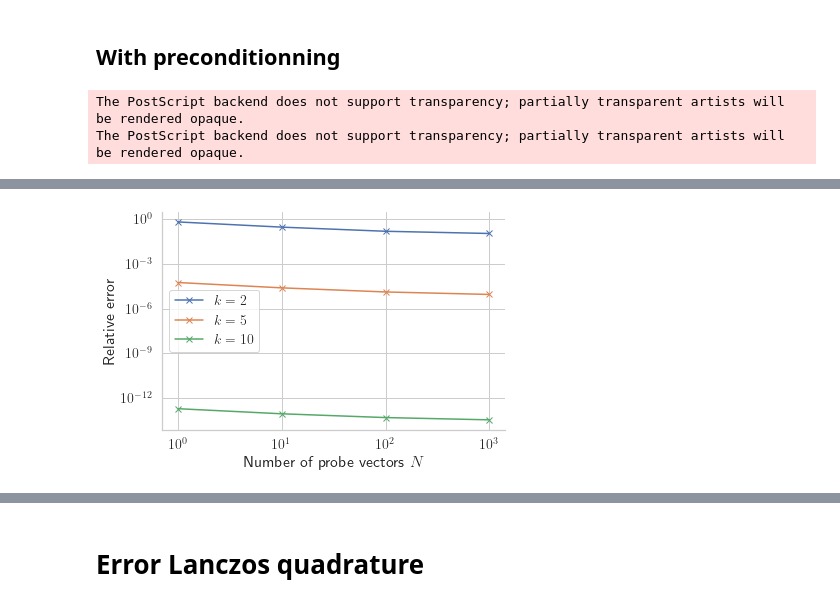
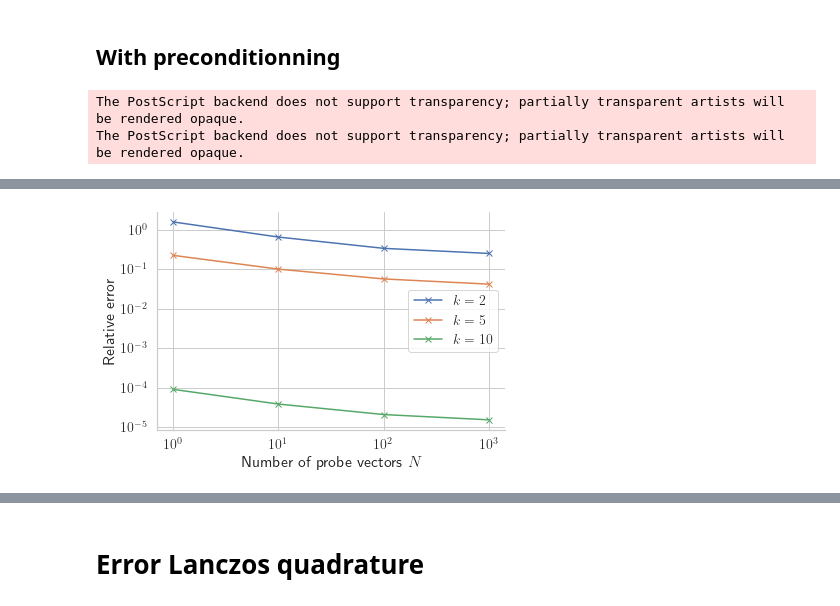
Before and after one commit to matthiaszeller/GP-linalg, a Jupyter notebook: tutorial/Numerical experiments.ipynb, the cells around one changed output, grey strips where cells are left out. Cells and saved outputs as stored; diff of their text form; code cells hidden in the pictures.

```diff
--- a/tutorial/Numerical experiments.ipynb
+++ b/tutorial/Numerical experiments.ipynb
@@ -301,0 +432,15 @@ from src.inference import inference
+# %%
+plt.loglog(relerrs, relerrs, '--k', label='identity')
+
+empirical_relerrs = np.array(empirical_relerrs)
+for i, q in enumerate(qs):
+    if q != 0.95:
+        continue
+    plt.loglog(relerrs, empirical_relerrs[:, i], '-o', label=f'{q*100} th percentile')
+
+
+plt.xticks(relerrs, relerrs)
+plt.yticks(relerrs, relerrs)
+plt.xlabel('Relative error $\epsilon$')
+plt.ylabel('Empirical relative error')
+plt.legend();
@@ -307,6 +454,6 @@ lengthscale = 0.1
 
 # Build kernel matrix
 nodes = torch.linspace(0, 1, n)
-K = SquaredExponentialKernel(length_scale=lengthscale).compute(nodes)
+K, _ = SquaredExponentialKernel(nodes).compute_kernel_and_grad(lengthscale=lengthscale)
 Khat = K + sigma2 * torch.eye(n)
 logdet_true = torch.logdet(Khat).item()
@@ -336,11 +480,9 @@ def postprocess_results(res, trueval, Ns, q=0.95):
 # %%
 %%time
 
-m = 10
+m = 25
 Ns = (10, 100, 1000, 10000)
 Ntot = int(1e5)
 
 logdets = inference(K, k=0, sigma2=sigma2, N=Ntot, m=m, return_avg=False)
-errors = postprocess_results(logdets, logdet_true, Ns)
-plt.loglog(Ns, errors, '-o');
 # %% [output]
@@ -351,10 +489,0 @@ Wall time: 12.9 s
-# %%
-%%time
-
-ms = (1, 10, 50)
-N = 100
-
-logdets = [
-    inference(K, k=0, sigma2=sigma2, N=Ntot, m=m)
-    for m in ms
-]
@@ -385,7 +504,7 @@ Ns = (1, 10, 100, 1000)
 Ntot = int(1e4)
 
 for k in ks:
-    logdets = inference(K, k, sigma2, N=Ntot, m=m, return_avg=False)
+    _, logdets, _ = inference(torch.zeros(n), K, torch.zeros((n, n)), k, sigma2, N=Ntot, m=m, return_avg=False)
 
     quantiles = postprocess_results(logdets, logdet_true, Ns)
 
@@ -403 +522 @@ Wall time: 5.15 s
-[figure, old version]
+[figure, new version]
```
Also changed, not shown: parts of 66 cells of this notebook, 1 other file.
